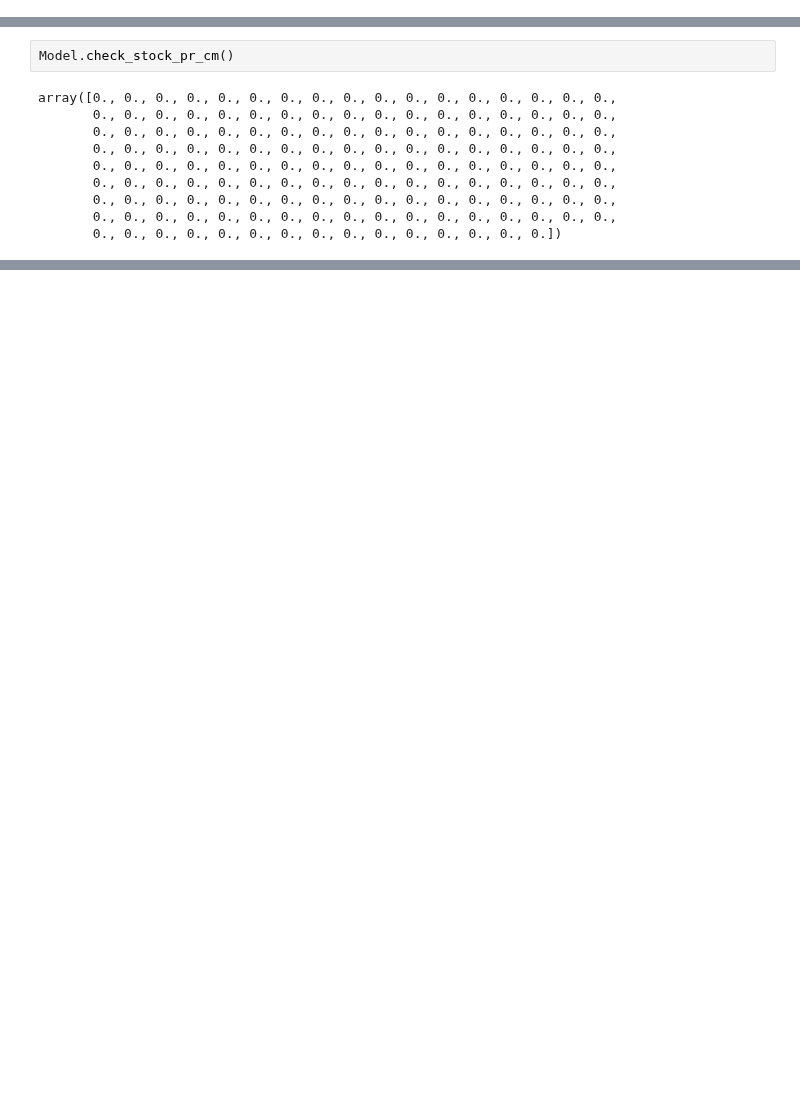
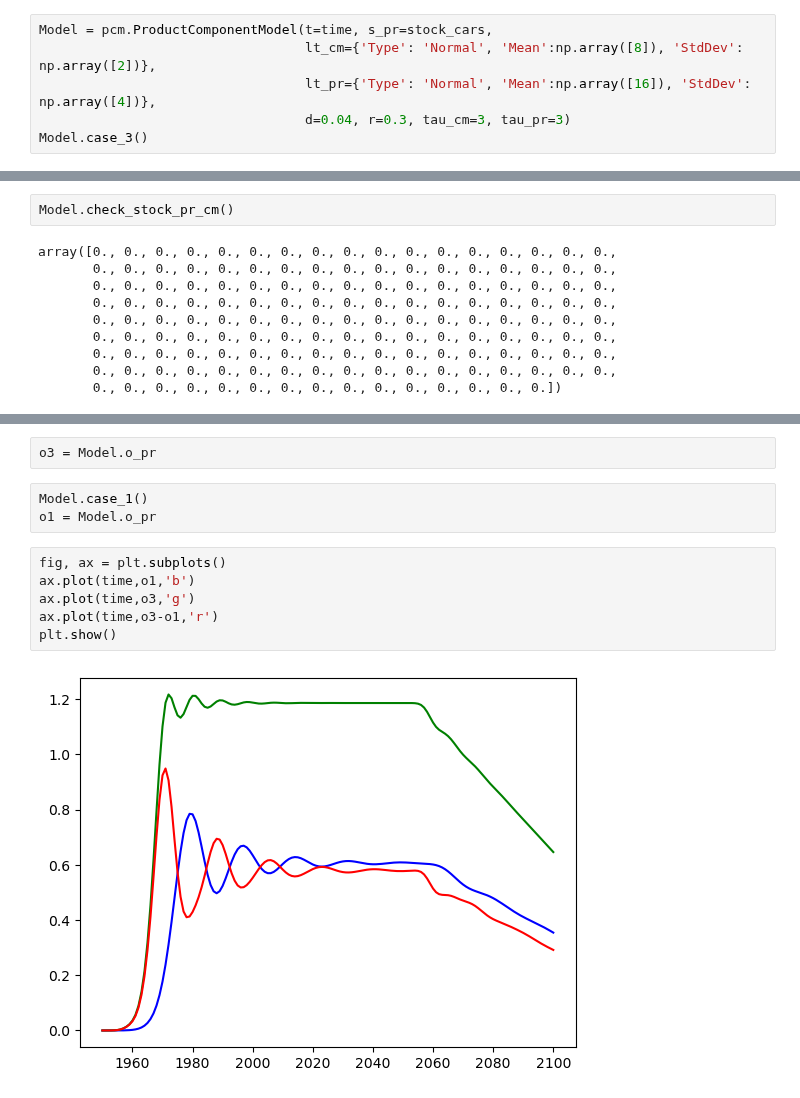
Before and after one commit to fernaag/product_component_model, a Jupyter notebook: cases_visualizations.ipynb, the cells around one changed output, grey strips where cells are left out. Drawn from its saved outputs; the diff is of its cells as text; blank space fills up the shorter version.

Commit message:
Fixed case 3

```diff
--- a/cases_visualizations.ipynb
+++ b/cases_visualizations.ipynb
@@ -197,0 +182,6 @@ Model.case_2()
+# %%
+Model = pcm.ProductComponentModel(t=time, s_pr=stock_cars,
+                                  lt_cm={'Type': 'Normal', 'Mean':np.array([8]), 'StdDev': np.array([2])},
+                                  lt_pr={'Type': 'Normal', 'Mean':np.array([16]), 'StdDev': np.array([4])},
+                                  d=0.04, r=0.3, tau_cm=3, tau_pr=3)
+Model.case_3()
@@ -269,0 +294,13 @@ array([9.47331566e+03, 2.51157143e+03, 1.48490972e+03, 9.43746256e+02,
+# %%
+o3 = Model.o_pr
+# %%
+Model.case_1()
+o1 = Model.o_pr
+# %%
+fig, ax = plt.subplots()
+ax.plot(time,o1,'b')
+ax.plot(time,o3,'g')
+ax.plot(time,o3-o1,'r')
+plt.show()
+# %% [output]
+[figure, added]
```
Also changed, not shown: parts of 9 cells of this notebook, 1 other file.
